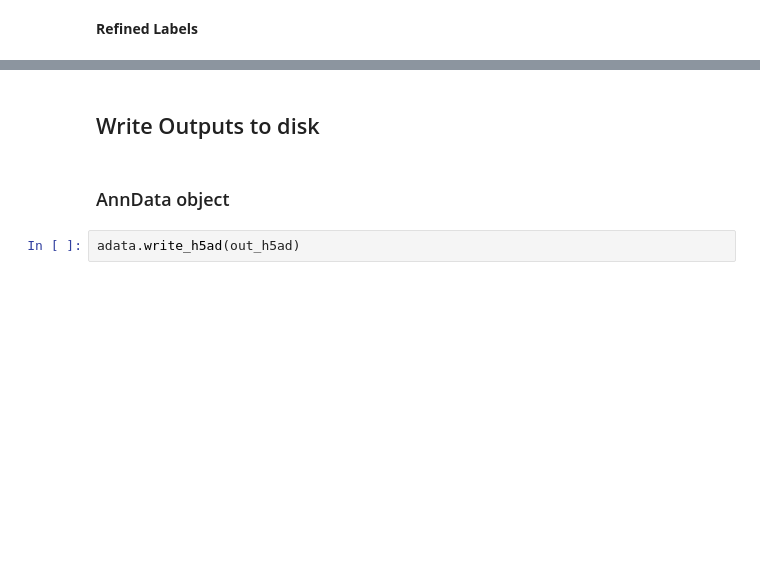
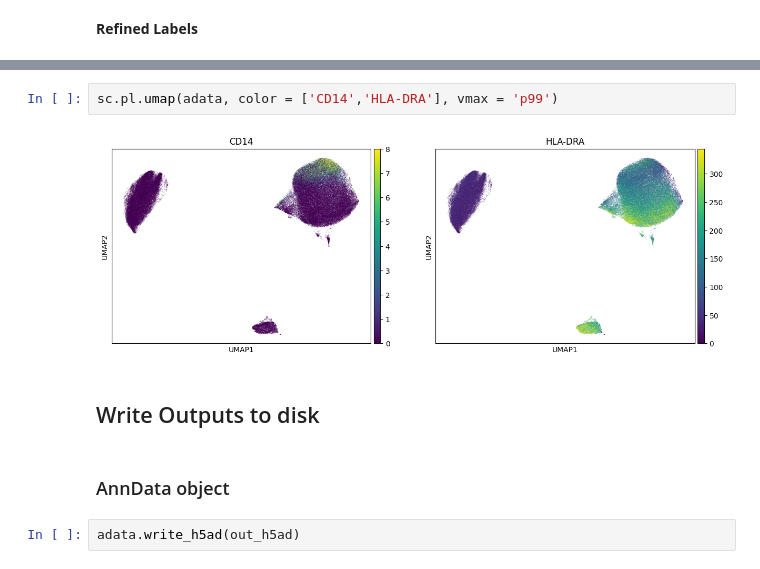
Before and after one commit to aifimmunology/sound-life-scrna-analysis, a Jupyter notebook: scrna-seq_analysis/02-reference_labeling/09e-Python_dc_L3_refinement.ipynb, the cells around one changed output, grey strips where cells are left out. Drawn from its saved outputs; the diff is of its cells as text; blank space fills up the shorter version.

```diff
--- a/scrna-seq_analysis/02-reference_labeling/09e-Python_dc_L3_refinement.ipynb
+++ b/scrna-seq_analysis/02-reference_labeling/09e-Python_dc_L3_refinement.ipynb
@@ -309,3 +356,7 @@ sc.pl.umap(adata, color = 'AIFI_L3')
+# %%
+sc.pl.umap(adata, color = ['CD14','HLA-DRA'], vmax = 'p99')
+# %% [output]
+[figure, added]
 # %% [markdown]
 ## Write Outputs to disk
 # %% [markdown]
```
Also changed, not shown: parts of 19 cells of this notebook, 2 other files.
